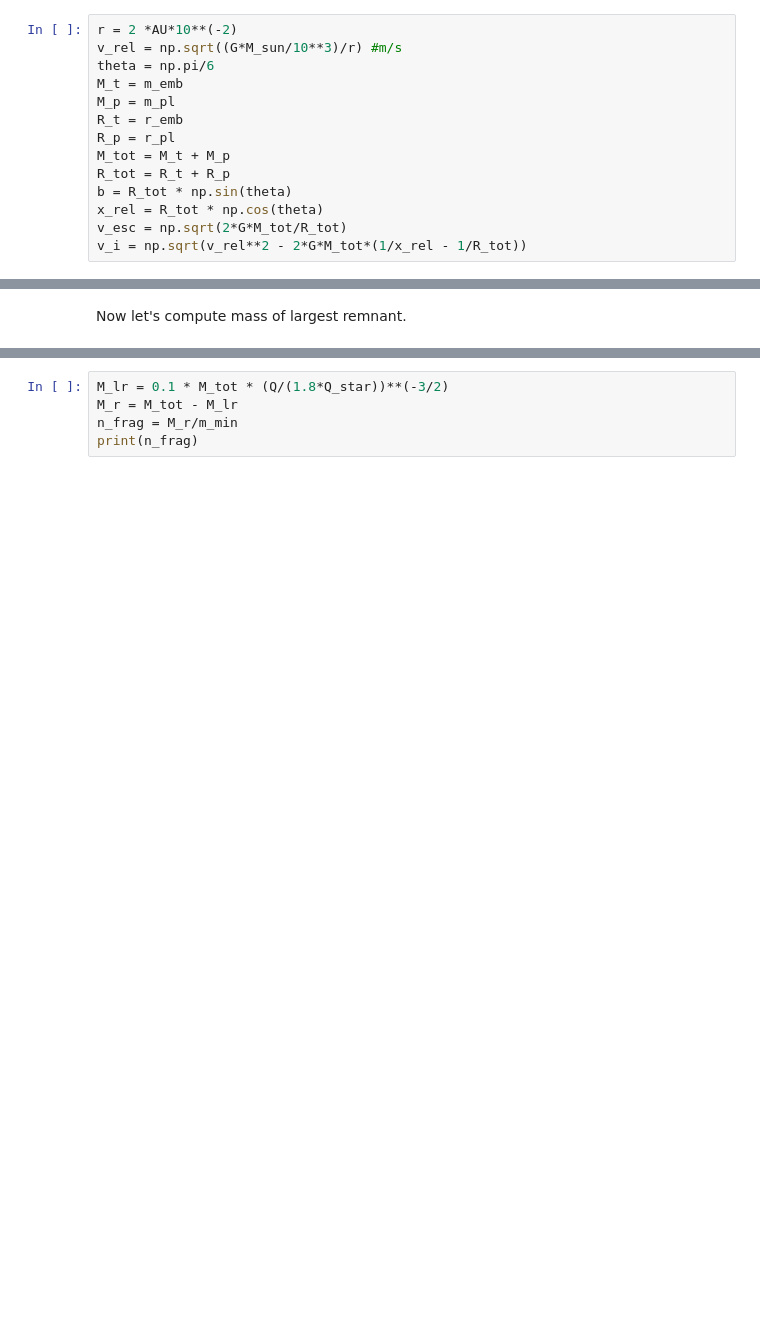
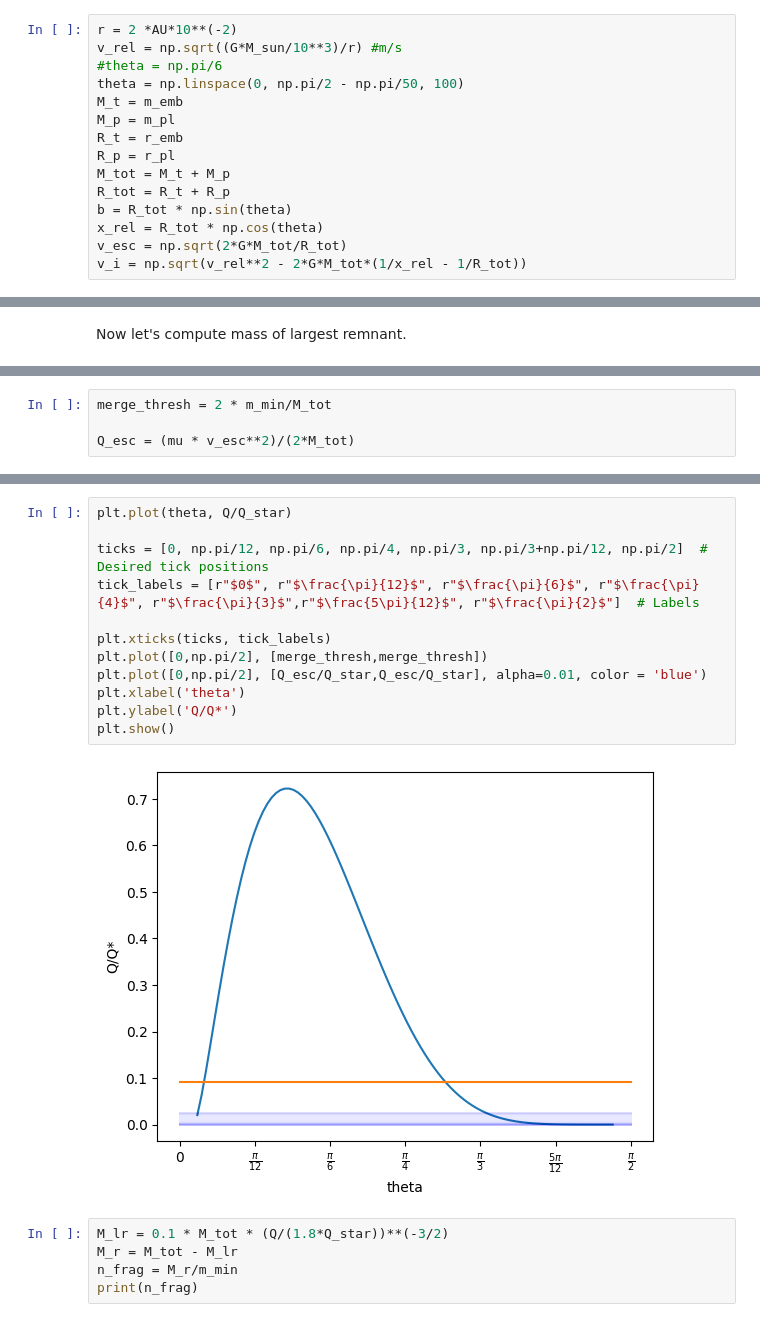
Before and after one commit to haniyehtajer/planetgarten, a Jupyter notebook: algorithm/collision_physics.ipynb, the cells around one changed output, grey strips where cells are left out. Saved outputs shown, nothing was run; the diff lists cells and outputs as text; blank space fills up the shorter version.

Commit message:
new plots

```diff
--- a/algorithm/collision_physics.ipynb
+++ b/algorithm/collision_physics.ipynb
@@ -18,7 +18,8 @@ m_min = 0.5 * m_pl
 # %%
 r = 2 *AU*10**(-2)
 v_rel = np.sqrt((G*M_sun/10**3)/r) #m/s
-theta = np.pi/6
+#theta = np.pi/6
+theta = np.linspace(0, np.pi/2 - np.pi/50, 100)
 M_t = m_emb
 M_p = m_pl
 R_t = r_emb
@@ -51,4 +71,8 @@ mu_alpha = alpha*M_p*M_t/(M_t + alpha*M_p)
 Q = (mu * v_i**2)/(2*M_tot)
 Q_0 = 0.8 * Cstar * np.pi * rho_1 * G * R_1**2
 Q_star = Q_0 * ((1+gamma)**2/(4*gamma)) * (mu/mu_alpha)**(3/2)
+# %%
+merge_thresh = 2 * m_min/M_tot
+
+Q_esc = (mu * v_esc**2)/(2*M_tot)
 # %%
@@ -58,3 +98,17 @@ Q/Q_star
+# %%
+plt.plot(theta, Q/Q_star)
+
+ticks = [0, np.pi/12, np.pi/6, np.pi/4, np.pi/3, np.pi/3+np.pi/12, np.pi/2]  # Desired tick positions
+tick_labels = [r"$0$", r"$\frac{\pi}{12}$", r"$\frac{\pi}{6}$", r"$\frac{\pi}{4}$", r"$\frac{\pi}{3}$",r"$\frac{5\pi}{12}$", r"$\frac{\pi}{2}$"]  # Labels
+
+plt.xticks(ticks, tick_labels)
+plt.plot([0,np.pi/2], [merge_thresh,merge_thresh])
+plt.plot([0,np.pi/2], [Q_esc/Q_star,Q_esc/Q_star], alpha=0.01, color = 'blue')
+plt.xlabel('theta')
+plt.ylabel('Q/Q*')
+plt.show()
+# %% [output]
+[figure, added]
 # %%
 M_lr = 0.1 * M_tot * (Q/(1.8*Q_star))**(-3/2)
 M_r = M_tot - M_lr
```
Also changed, not shown: parts of 6 cells of this notebook, 1 other file.
